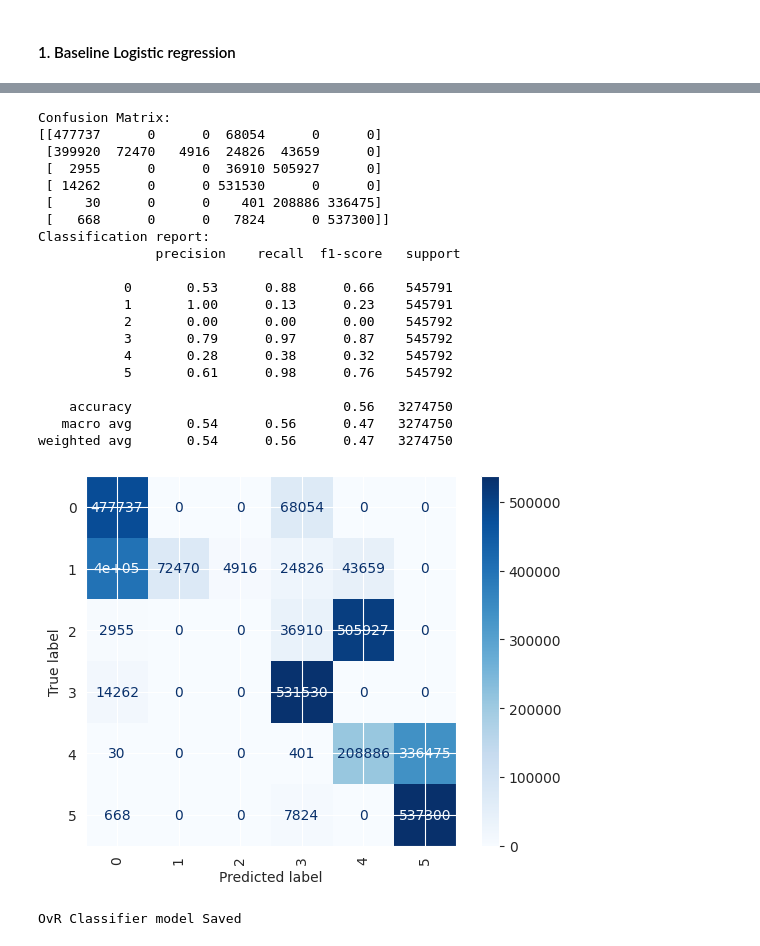
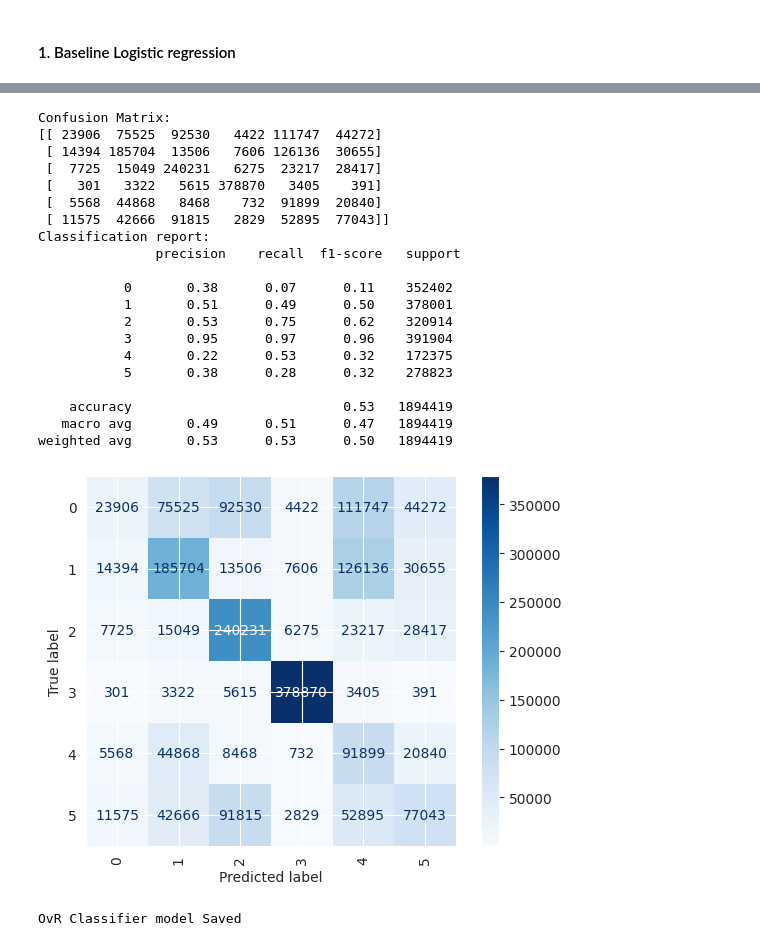
Before and after one commit to oscar066/Flight_delay_analysis, a Jupyter notebook: notebooks/multiclass.ipynb, the cells around one changed output, grey strips where cells are left out. Saved outputs shown, nothing was run; the diff lists cells and outputs as text; code cells hidden in the pictures.

Commit message:
:construction: retrain model on 2019-2022 and test on 2023 data

```diff
--- a/notebooks/multiclass.ipynb
+++ b/notebooks/multiclass.ipynb
@@ -472,0 +476,18 @@ X_train, X_test, y_train, y_test = train_test_split(X, y, test_size=0.2, stratif
+# %%
+# Split the dataset based on year data: training data from 2019 to 2022 and test data for 2023
+train_data = flight_balanced_df[flight_balanced_df["year"] < 2023]
+test_data = flight_balanced_df[flight_balanced_df["year"] == 2023]
+
+# Drop the "year" column from both training and test sets
+train_data = train_data.drop(columns=["year"])
+test_data = test_data.drop(columns=["year"])
+
+# Split the training and test sets into features (X) and target (y)
+X_train = train_data.drop(columns=["delay_category"])
+y_train = train_data["delay_category"]
+
+X_test = test_data.drop(columns=["delay_category"])
+y_test = test_data["delay_category"]
+
+# Display the shapes of the resulting datasets
+X_train.shape, y_train.shape, X_test.shape, y_test.shape
@@ -510,40 +538,40 @@ print(confusion_matrix(y_test, y_pred_ovr_clf))
 print("Classification report:\n", classification_report(y_test, y_pred_ovr_clf))
 # %% [output]
 Confusion Matrix:
-[[477737      0      0  68054      0      0]
- [399920  72470   4916  24826  43659      0]
- [  2955      0      0  36910 505927      0]
- [ 14262      0      0 531530      0      0]
- [    30      0      0    401 208886 336475]
- [   668      0      0   7824      0 537300]]
+[[ 23906  75525  92530   4422 111747  44272]
+ [ 14394 185704  13506   7606 126136  30655]
+ [  7725  15049 240231   6275  23217  28417]
+ [   301   3322   5615 378870   3405    391]
+ [  5568  44868   8468    732  91899  20840]
+ [ 11575  42666  91815   2829  52895  77043]]
 Classification report:
                precision    recall  f1-score   support
 
-           0       0.53      0.88      0.66    545791
-           1       1.00      0.13      0.23    545791
-           2       0.00      0.00      0.00    545792
-           3       0.79      0.97      0.87    545792
-           4       0.28      0.38      0.32    545792
-           5       0.61      0.98      0.76    545792
+           0       0.38      0.07      0.11    352402
+           1       0.51      0.49      0.50    378001
+           2       0.53      0.75      0.62    320914
+           3       0.95      0.97      0.96    391904
+           4       0.22      0.53      0.32    172375
+           5       0.38      0.28      0.32    278823
 
-    accuracy                           0.56   3274750
-   macro avg       0.54      0.56      0.47   3274750
-weighted avg       0.54      0.56      0.47   3274750
+    accuracy                           0.53   1894419
+   macro avg       0.49      0.51      0.47   1894419
+weighted avg       0.53      0.53      0.50   1894419
 # %%
 from sklearn.metrics import confusion_matrix, ConfusionMatrixDisplay
 
 cm = confusion_matrix(y_test, y_pred_ovr_clf, labels=OvR_clf.classes_)
 disp = ConfusionMatrixDisplay(confusion_matrix=cm, display_labels=OvR_clf.classes_)
 disp.plot(cmap='Blues')
 plt.xticks(rotation=90)
 
 # Saving the plot
-# plot_path = '../eda_charts/logistic_regression_confusion_matrix.png'
-# plt.savefig(plot_path)
+plot_path = '../eda_charts/one_vs_rest_multiclass_confusion_matrix.png'
+plt.savefig(plot_path)
 
 plt.show()
 # %% [output]
-[figure, old version]
+[figure, new version]
 # %%
 # Save the model to a file
 import joblib
```
Also changed, not shown: parts of 21 cells of this notebook.
